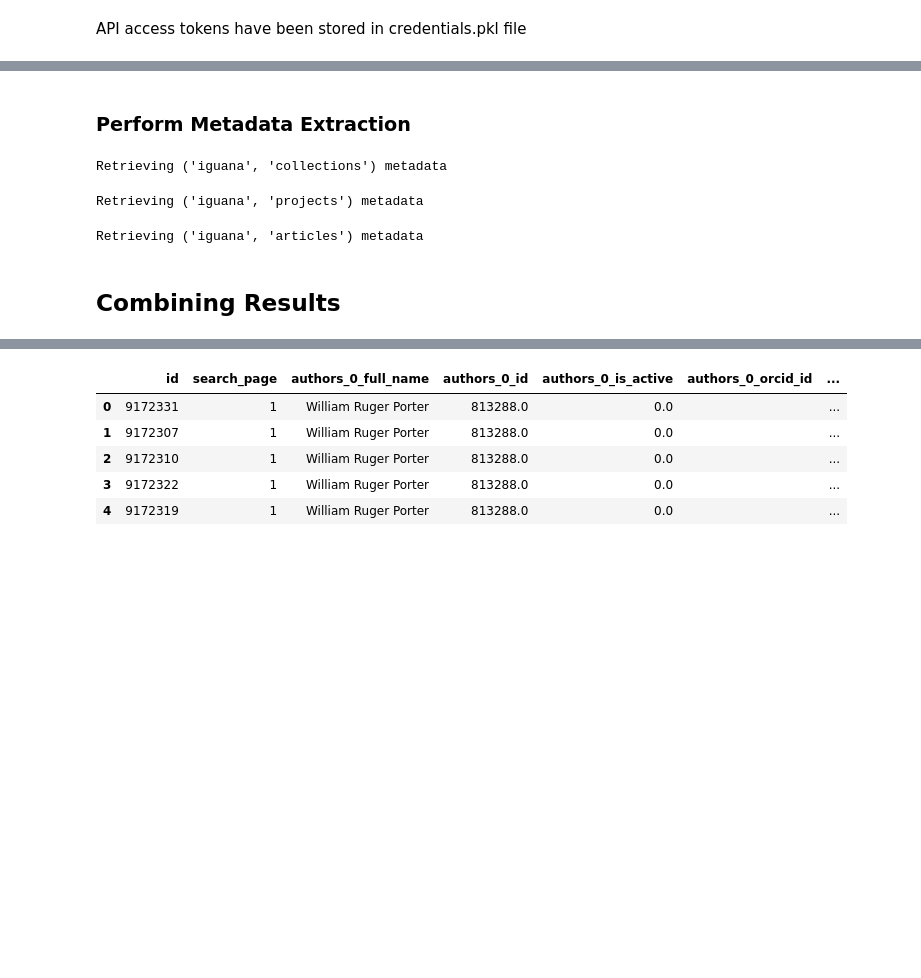
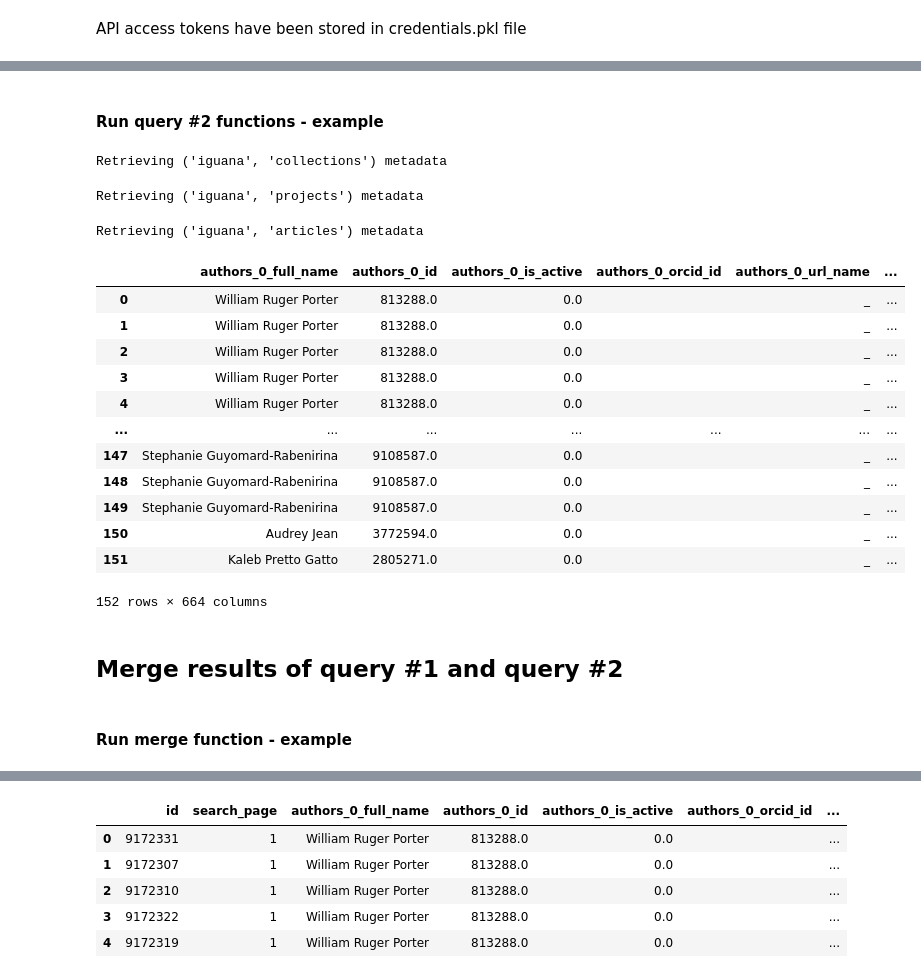
Before and after one commit to michaelbaluja/PyCurator, a Jupyter notebook: Figshare.ipynb, the cells around one changed output, grey strips where cells are left out. Saved outputs shown, nothing was run; the diff lists cells and outputs as text; code cells hidden in the pictures; blank space fills up the shorter version.

```diff
--- a/Figshare.ipynb
+++ b/Figshare.ipynb
@@ -242,8 +258,8 @@ def get_metadata(object_paths, flatten_output=False):
         metadata_df = metadata_df.append(json_data, ignore_index=True)
 
     return metadata_df
-# %% [markdown]
-### Perform Metadata Extraction
+# %% [markdown]
+#### Run query #2  functions - example
 # %%
 ## Extract IDs from DataFrame, and returns as list of strings
 metadata_dict = OrderedDict()
@@ -260,8 +276,24 @@ for query, df in search_output_dict.items():
 Retrieving ('iguana', 'collections') metadata
 Retrieving ('iguana', 'projects') metadata
 Retrieving ('iguana', 'articles') metadata
-# %% [markdown]
-## Combining Results
+# %%
+metadata_dict[('iguana', 'articles')]
+# %% [output]
+|  | authors_0_full_name | authors_0_id | authors_0_is_active | authors_0_orcid_id | authors_0_url_name | ... |
+| 0 | William Ruger Porter | 813288.0 | 0.0 |  | _ | ... |
+| 1 | William Ruger Porter | 813288.0 | 0.0 |  | _ | ... |
+| 2 | William Ruger Porter | 813288.0 | 0.0 |  | _ | ... |
+| 3 | William Ruger Porter | 813288.0 | 0.0 |  | _ | ... |
+| 4 | William Ruger Porter | 813288.0 | 0.0 |  | _ | ... |
+| ... | ... | ... | ... | ... | ... | ... |
+| 147 | Stephanie Guyomard-Rabenirina | 9108587.0 | 0.0 |  | _ | ... |
+| 148 | Stephanie Guyomard-Rabenirina | 9108587.0 | 0.0 |  | _ | ... |
+| 149 | Stephanie Guyomard-Rabenirina | 9108587.0 | 0.0 |  | _ | ... |
+| 150 | Audrey Jean | 3772594.0 | 0.0 |  | _ | ... |
+| 151 | Kaleb Pretto Gatto | 2805271.0 | 0.0 |  | _ | ... |
+152 rows × 664 columns
+# %% [markdown]
+## Merge results of query #1 and query #2
 # %%
 def merge_search_and_metadata_dicts(search_dict, metadata_dict, on=None, left_on=None, right_on=None, save=False):
     """
@@ -332,5 +364,7 @@ def merge_search_and_metadata_dicts(search_dict, metadata_dict, on=None, left_on
         df_dict[query_key] = df_all
 
     return df_dict
+# %% [markdown]
+#### Run merge function - example
 # %%
 df_dict = merge_search_and_metadata_dicts(search_output_dict, metadata_dict, on='id')
```
Also changed, not shown: parts of 17 cells of this notebook.
